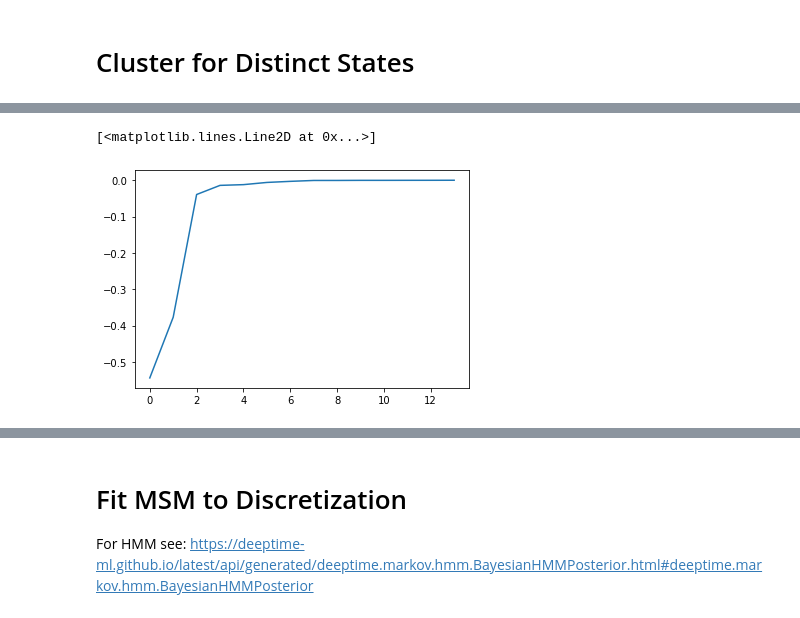
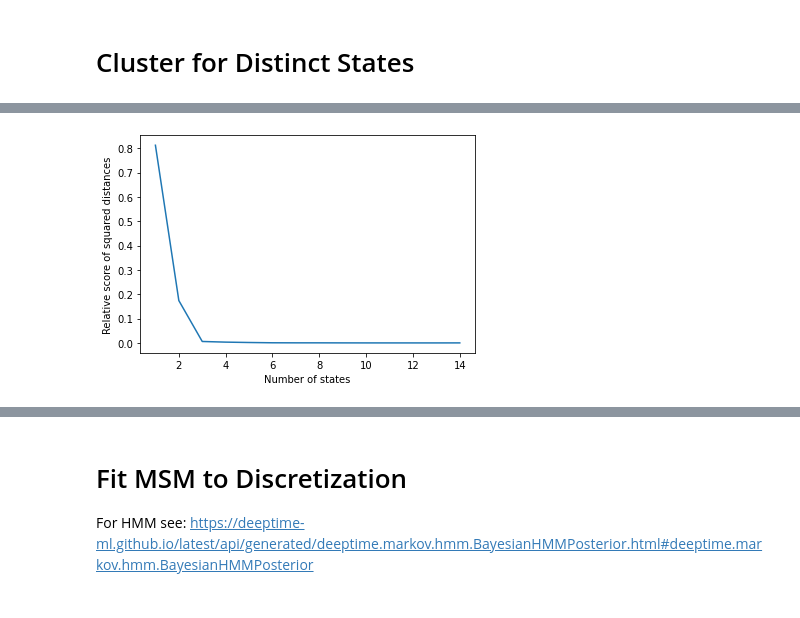
Before and after one commit to cap-jmk/dylightful, a Jupyter notebook: notebooks/Variational_Autoencoders.ipynb, the cells around one changed output, grey strips where cells are left out. Saved outputs shown, nothing was run; the diff lists cells and outputs as text; code cells hidden in the pictures.

```diff
--- a/notebooks/Variational_Autoencoders.ipynb
+++ b/notebooks/Variational_Autoencoders.ipynb
@@ -53,8 +55,12 @@ import torch
 from deeptime.util.torch import MLP
 
 units = [2, 10, 10, 1]
-encoder = MLP(units, nonlinearity=torch.nn.ReLU, output_nonlinearity=torch.nn.Sigmoid,
-              initial_batchnorm=False)
+encoder = MLP(
+    units,
+    nonlinearity=torch.nn.ReLU,
+    output_nonlinearity=torch.nn.Sigmoid,
+    initial_batchnorm=False,
+)
 decoder = MLP(units[::-1], nonlinearity=torch.nn.ReLU, initial_batchnorm=False)
 # %%
 from deeptime.decomposition.deep import TAE
@@ -90,9 +97,10 @@ plt.show()
 # %%
 import pandas as pd
 import json
-with open("../tests/Trajectories/1KE7_dynophore_time_series.json") as f:
-  data = json.load(f)
-#time_ser = pd.read_json("Trajectories/ZIKV/ZIKV-Pro-427-1_dynophore_time_series.json")
+
+with open("../tests/Trajectories/ZIKV/ZIKV-Pro-427-1_dynophore_time_series.json") as f:
+    data = json.load(f)
+# time_ser = pd.read_json("Trajectories/ZIKV/ZIKV-Pro-427-1_dynophore_time_series.json")
 time_ser = pd.DataFrame(data)
 time_ser = time_ser.drop(columns="num_frames")
 obs = time_ser.drop_duplicates()
@@ -111,8 +119,10 @@ time_ser.shape
 # %%
 dataset = TrajectoryDataset(1, time_ser.astype(np.float32))
 
-n_val = int(len(dataset)*.5)
-train_data, val_data = torch.utils.data.random_split(dataset, [len(dataset) - n_val, n_val])
+n_val = int(len(dataset) * 0.5)
+train_data, val_data = torch.utils.data.random_split(
+    dataset, [len(dataset) - n_val, n_val]
+)
 print(len(val_data))
 loader_train = DataLoader(train_data, batch_size=64, shuffle=False)
 loader_val = DataLoader(val_data, batch_size=len(val_data), shuffle=False)
@@ -121,9 +131,13 @@ loader_val = DataLoader(val_data, batch_size=len(val_data), shuffle=False)
 # %%
 num_superfeatures = len(obs[0])
 # %%
-units = [num_superfeatures, 4*num_superfeatures, 4*num_superfeatures, 1]
-encoder = MLP(units, nonlinearity=torch.nn.ReLU, output_nonlinearity=torch.nn.Sigmoid,
-              initial_batchnorm=False)
+units = [num_superfeatures, 4 * num_superfeatures, 4 * num_superfeatures, 1]
+encoder = MLP(
+    units,
+    nonlinearity=torch.nn.ReLU,
+    output_nonlinearity=torch.nn.Sigmoid,
+    initial_batchnorm=False,
+)
 decoder = MLP(units[::-1], nonlinearity=torch.nn.ReLU, initial_batchnorm=False)
 # %%
 tae = TAE(encoder, decoder, learning_rate=1e-3)
@@ -168,8 +183,11 @@ metric = np.diff(sum_of_squared_distances[1:]/sum_of_squared_distances[1:][0])
 # %%
-plt.plot(np.diff(sum_of_squared_distances[1:]/sum_of_squared_distances[1:][0]))
+diff = np.abs(np.diff(sum_of_squared_distances[1:] / sum_of_squared_distances[1:][0]))
+plt.plot(np.arange(1, len(diff) + 1, 1), diff)
+plt.xlabel("Number of states")
+plt.ylabel("Relative score of squared distances")
+plt.savefig("ZIKA_ellbow.png", dpi=300)
 # %% [output]
-[<matplotlib.lines.Line2D at 0x...>]
-[figure, old version]
+[figure, new version]
 # %%
 metric
 # %% [output]
```
Also changed, not shown: parts of 34 cells of this notebook, 14 other files.
